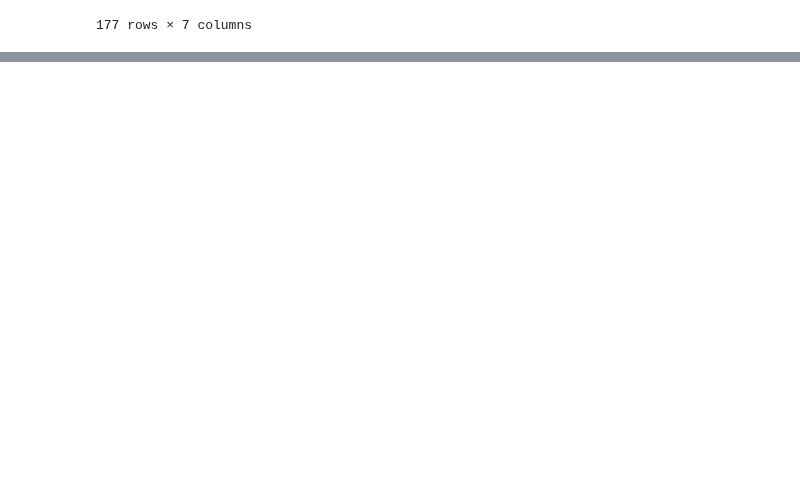
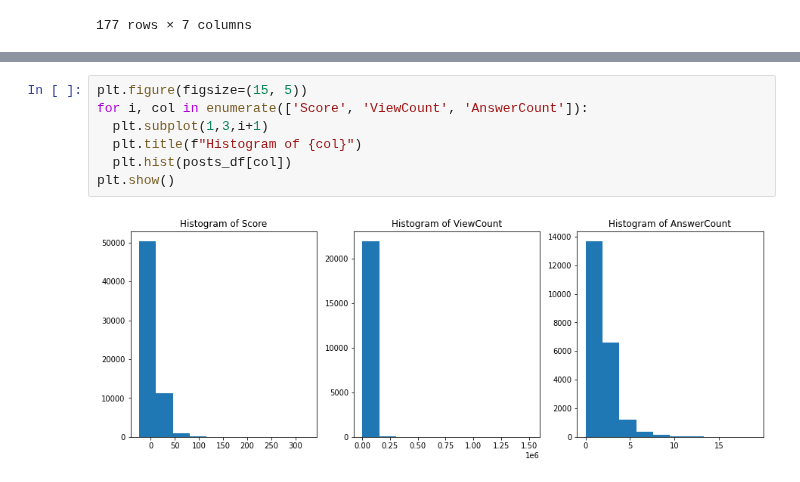
Before and after one commit to praveenkumarbalakrishnan/tasks, a Jupyter notebook: SIG731_Data_Wrangling_Task8HD.ipynb, the cells around one changed output, grey strips where cells are left out. Cells and saved outputs as stored; diff of their text form; blank space fills up the shorter version.

```diff
--- a/SIG731_Data_Wrangling_Task8HD.ipynb
+++ b/SIG731_Data_Wrangling_Task8HD.ipynb
@@ -305,0 +347,9 @@ world.sort_values('value', ascending=False)
+# %%
+plt.figure(figsize=(15, 5))
+for i, col in enumerate(['Score', 'ViewCount', 'AnswerCount']):
+  plt.subplot(1,3,i+1)
+  plt.title(f"Histogram of {col}")
+  plt.hist(posts_df[col])
+plt.show()
+# %% [output]
+[figure, added]
```
Also changed, not shown: parts of 25 cells of this notebook.
